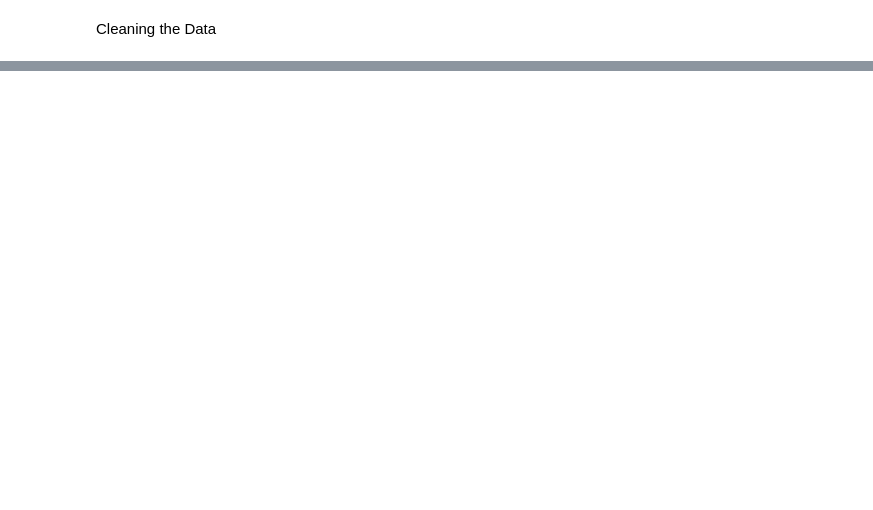
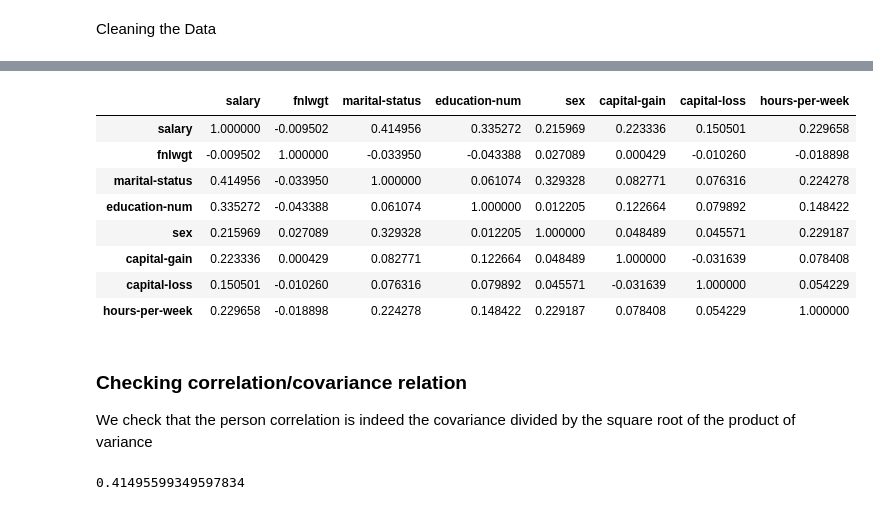
Before and after one commit to larhchim/Salary-Prediction-Classification-ML, a Jupyter notebook: Projet_ML_LARHCHIM_EL_BIYAALI.ipynb, the cells around one changed output, grey strips where cells are left out. Cells and saved outputs as stored; diff of their text form; code cells hidden in the pictures; blank space fills up the shorter version.

```diff
--- a/Projet_ML_LARHCHIM_EL_BIYAALI.ipynb
+++ b/Projet_ML_LARHCHIM_EL_BIYAALI.ipynb
@@ -330,0 +498,21 @@ sns.displot(x="capital-loss",data=df)
+# %%
+numerical.corr()
+# %% [output]
+|  | salary | fnlwgt | marital-status | education-num | sex | capital-gain | capital-loss | hours-per-week |
+| salary | 1.000000 | -0.009502 | 0.414956 | 0.335272 | 0.215969 | 0.223336 | 0.150501 | 0.229658 |
+| fnlwgt | -0.009502 | 1.000000 | -0.033950 | -0.043388 | 0.027089 | 0.000429 | -0.010260 | -0.018898 |
+| marital-status | 0.414956 | -0.033950 | 1.000000 | 0.061074 | 0.329328 | 0.082771 | 0.076316 | 0.224278 |
+| education-num | 0.335272 | -0.043388 | 0.061074 | 1.000000 | 0.012205 | 0.122664 | 0.079892 | 0.148422 |
+| sex | 0.215969 | 0.027089 | 0.329328 | 0.012205 | 1.000000 | 0.048489 | 0.045571 | 0.229187 |
+| capital-gain | 0.223336 | 0.000429 | 0.082771 | 0.122664 | 0.048489 | 1.000000 | -0.031639 | 0.078408 |
+| capital-loss | 0.150501 | -0.010260 | 0.076316 | 0.079892 | 0.045571 | -0.031639 | 1.000000 | 0.054229 |
+| hours-per-week | 0.229658 | -0.018898 | 0.224278 | 0.148422 | 0.229187 | 0.078408 | 0.054229 | 1.000000 |
+# %% [markdown]
+### Checking correlation/covariance relation
+
+We check that the person correlation is indeed the covariance divided by the square root of the product of variance
+# %%
+covariance = numerical.cov()
+covariance["salary"].loc["marital-status"]/np.sqrt(numerical.var()["salary"]*numerical.var()["marital-status"])
+# %% [output]
+0.41495599349597834
```
Also changed, not shown: parts of 62 cells of this notebook.
